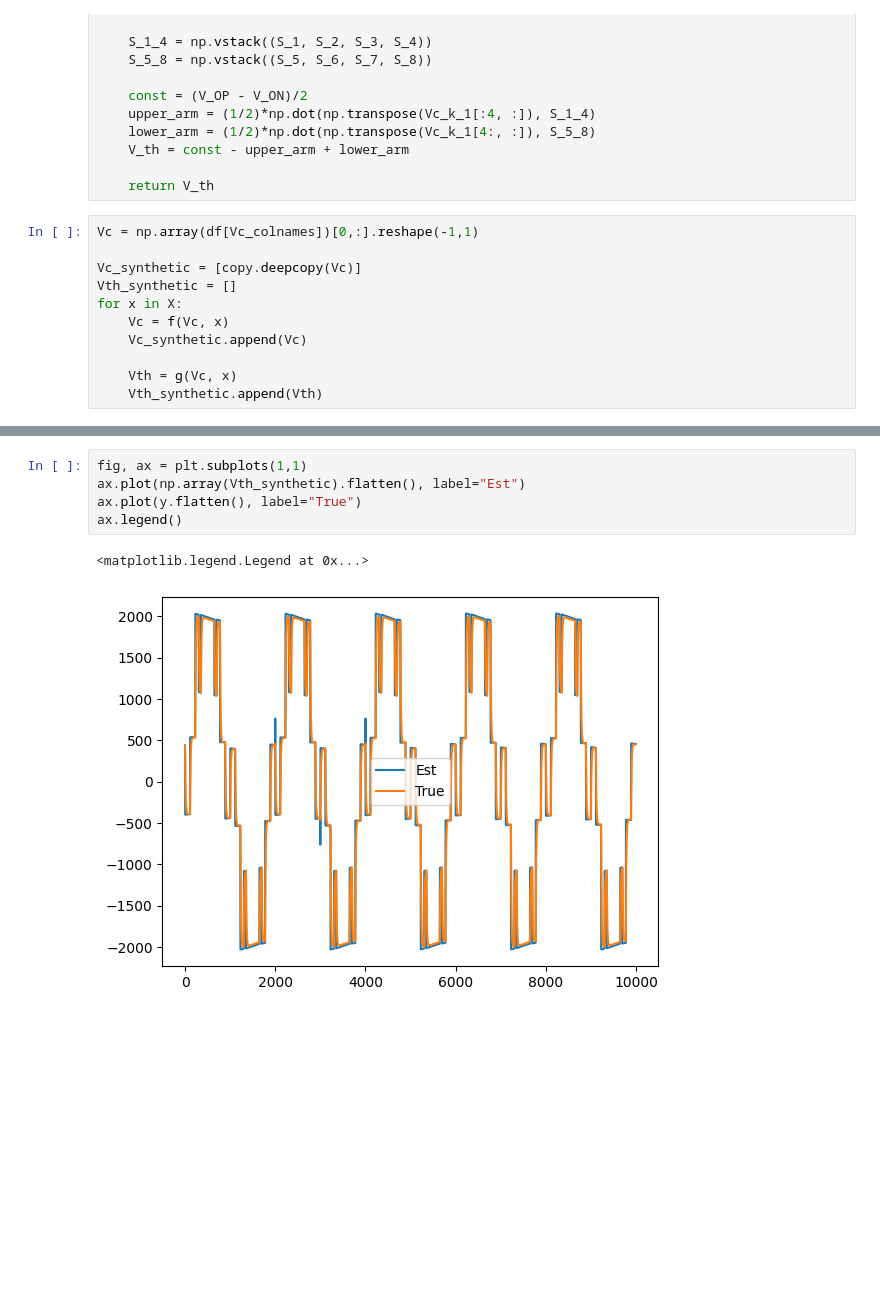
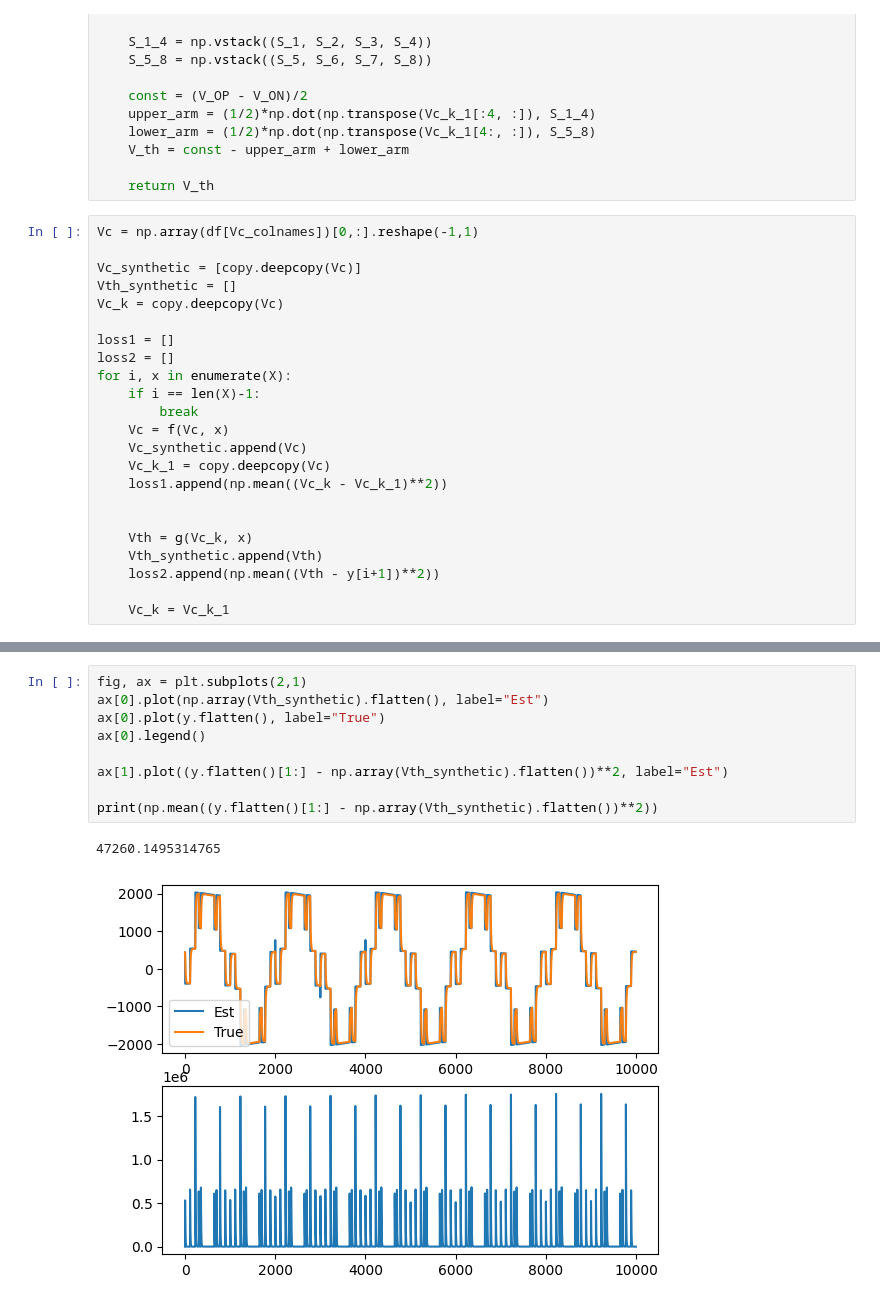
Before and after one commit to dylan-wald/AI4PS_Project, a Jupyter notebook: synthetic_data.ipynb, the cells around one changed output, grey strips where cells are left out. Saved outputs shown, nothing was run; the diff lists cells and outputs as text; blank space fills up the shorter version.

```diff
--- a/synthetic_data.ipynb
+++ b/synthetic_data.ipynb
@@ -105,9 +107,21 @@ Vc = np.array(df[Vc_colnames])[0,:].reshape(-1,1)
 
 Vc_synthetic = [copy.deepcopy(Vc)]
 Vth_synthetic = []
-for x in X:
+Vc_k = copy.deepcopy(Vc)
+
+loss1 = []
+loss2 = []
+for i, x in enumerate(X):
+    if i == len(X)-1:
+        break
     Vc = f(Vc, x)
     Vc_synthetic.append(Vc)
+    Vc_k_1 = copy.deepcopy(Vc)
+    loss1.append(np.mean((Vc_k - Vc_k_1)**2))
 
-    Vth = g(Vc, x)
+
+    Vth = g(Vc_k, x)
     Vth_synthetic.append(Vth)
+    loss2.append(np.mean((Vth - y[i+1])**2))
+
+    Vc_k = Vc_k_1
@@ -124,8 +155,12 @@ for i in range(8):
 # %%
-fig, ax = plt.subplots(1,1)
-ax.plot(np.array(Vth_synthetic).flatten(), label="Est")
-ax.plot(y.flatten(), label="True")
-ax.legend()
+fig, ax = plt.subplots(2,1)
+ax[0].plot(np.array(Vth_synthetic).flatten(), label="Est")
+ax[0].plot(y.flatten(), label="True")
+ax[0].legend()
+
+ax[1].plot((y.flatten()[1:] - np.array(Vth_synthetic).flatten())**2, label="Est")
+
+print(np.mean((y.flatten()[1:] - np.array(Vth_synthetic).flatten())**2))
 # %% [output]
-<matplotlib.legend.Legend at 0x...>
+47260.1495314765
-[figure, old version]
+[figure, new version]
```
Also changed, not shown: parts of 4 cells of this notebook, 2 other files.
